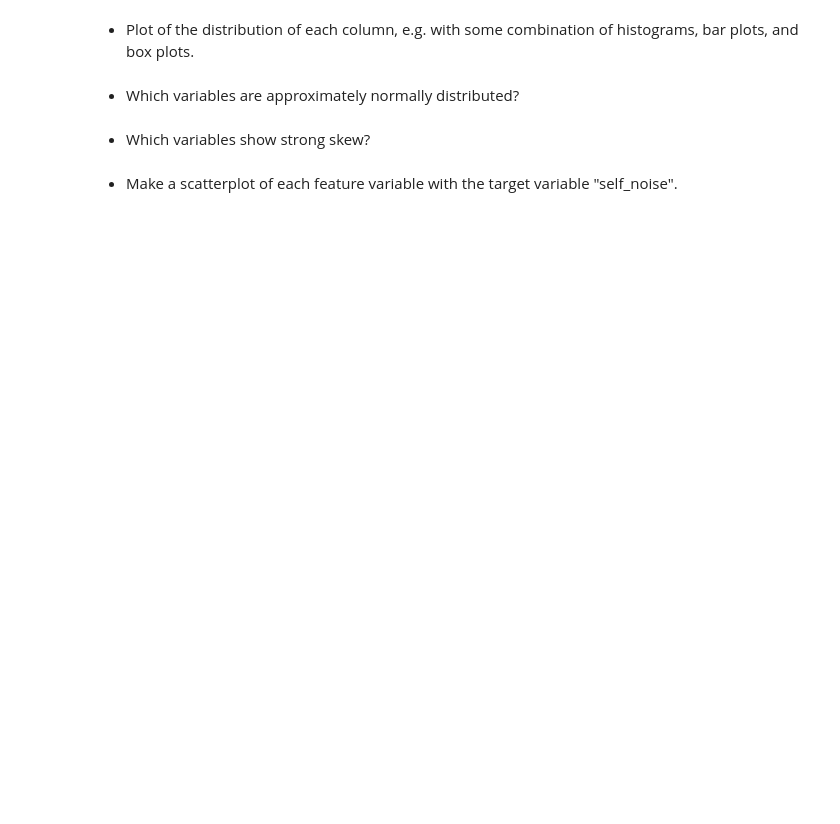
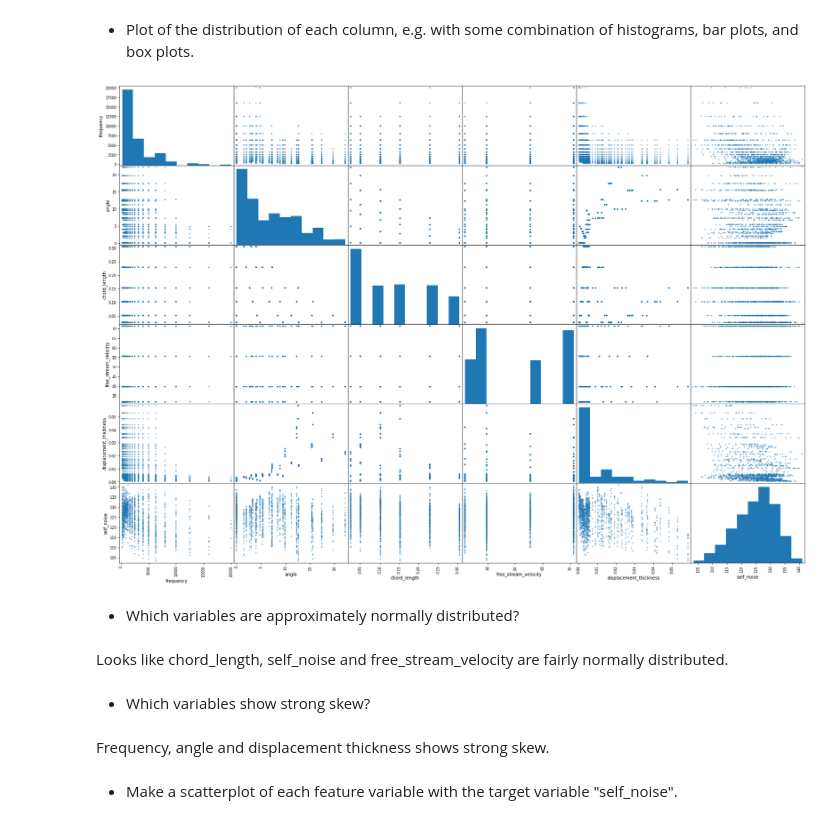
Before and after one commit to BaVPhan/datr-10-11-21-unit3_project, a Jupyter notebook: unit3_project.ipynb, the cells around one changed output. Saved outputs shown, nothing was run; the diff lists cells and outputs as text; code cells hidden in the pictures; blank space fills up the shorter version.

```diff
--- a/unit3_project.ipynb
+++ b/unit3_project.ipynb
@@ -41,8 +89,16 @@ noise = pd.read_csv(
 # %% [markdown]
 - Plot of the distribution of each column, e.g. with some combination of histograms, bar plots, and box plots.
+# %%
+axs = pd.plotting.scatter_matrix(noise[['frequency', 'angle', 'chord_length', 'free_stream_velocity', 'displacement_thickness', 'self_noise']], figsize= (28, 20))
+# %% [output]
+[figure, added]
 # %% [markdown]
 - Which variables are approximately normally distributed?
+# %% [markdown]
+Looks like chord_length, self_noise and free_stream_velocity are fairly normally distributed.
 # %% [markdown]
 - Which variables show strong skew?
+# %% [markdown]
+Frequency, angle and displacement thickness shows strong skew.
 # %% [markdown]
 - Make a scatterplot of each feature variable with the target variable "self_noise".
```
Also changed, not shown: parts of 47 cells of this notebook.
